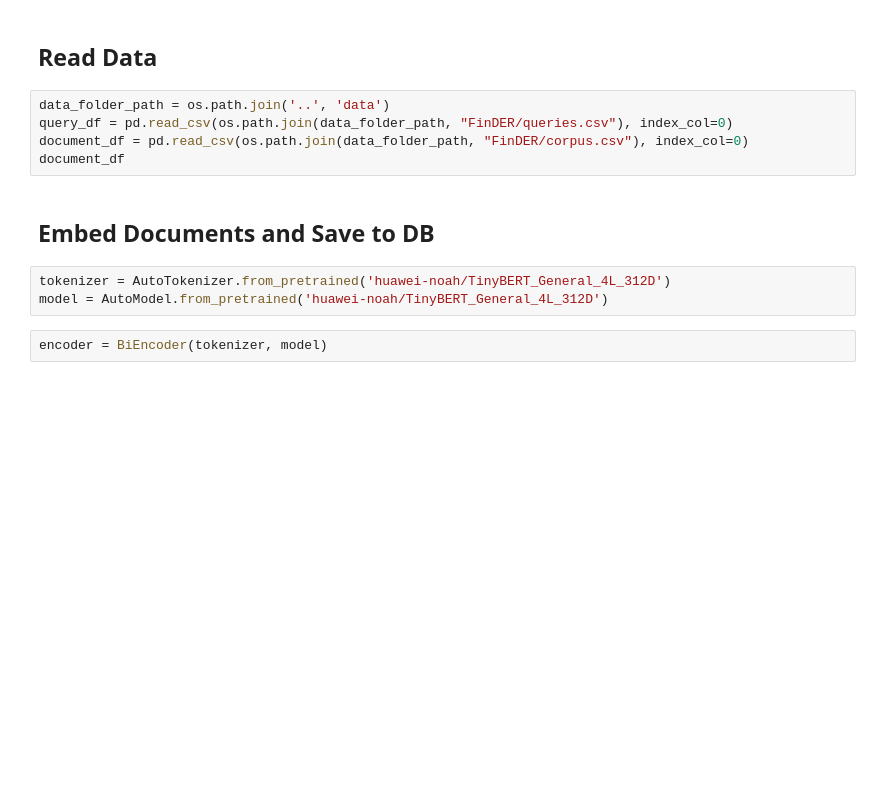
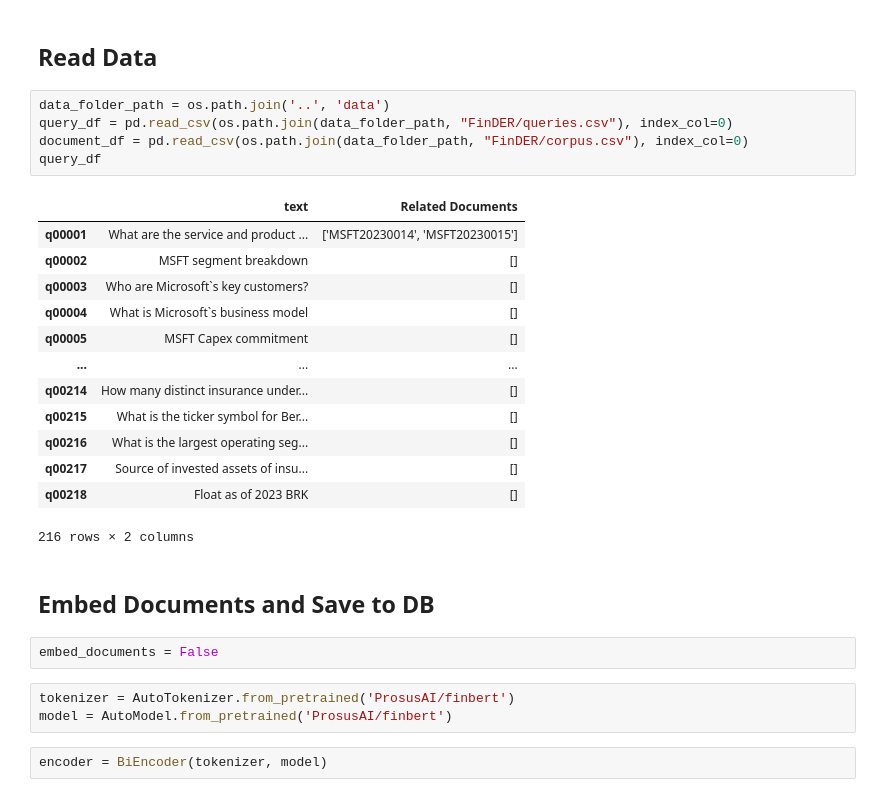
Before and after one commit to emrekuruu/Finance_RAG, a Jupyter notebook: demos/finder.ipynb, the cells around one changed output. Drawn from its saved outputs; the diff is of its cells as text; blank space fills up the shorter version.

```diff
--- a/demos/finder.ipynb
+++ b/demos/finder.ipynb
@@ -30,13 +58,29 @@ handler = vector_db.start_db(index_name=INDEX_NAME, dimension=DIMENSION, cloud=C
 # %%
 data_folder_path = os.path.join('..', 'data')
 query_df = pd.read_csv(os.path.join(data_folder_path, "FinDER/queries.csv"), index_col=0)
 document_df = pd.read_csv(os.path.join(data_folder_path, "FinDER/corpus.csv"), index_col=0)
-document_df
+query_df
+# %% [output]
+|  | text | Related Documents |
+| q00001 | What are the service and product ... | ['MSFT20230014', 'MSFT20230015'] |
+| q00002 | MSFT segment breakdown | [] |
+| q00003 | Who are Microsoft`s key customers? | [] |
+| q00004 | What is Microsoft`s business model | [] |
+| q00005 | MSFT Capex commitment | [] |
+| ... | ... | ... |
+| q00214 | How many distinct insurance under... | [] |
+| q00215 | What is the ticker symbol for Ber... | [] |
+| q00216 | What is the largest operating seg... | [] |
+| q00217 | Source of invested assets of insu... | [] |
+| q00218 | Float as of 2023 BRK | [] |
+216 rows × 2 columns
 # %% [markdown]
 ## Embed Documents and Save to DB
+# %%
+embed_documents = False
 # %%
-tokenizer = AutoTokenizer.from_pretrained('huawei-noah/TinyBERT_General_4L_312D')
-model = AutoModel.from_pretrained('huawei-noah/TinyBERT_General_4L_312D')
+tokenizer = AutoTokenizer.from_pretrained('ProsusAI/finbert')
+model = AutoModel.from_pretrained('ProsusAI/finbert')
 # %%
 encoder = BiEncoder(tokenizer, model)
 # %%
```
Also changed, not shown: parts of 21 cells of this notebook, 6 other files.
